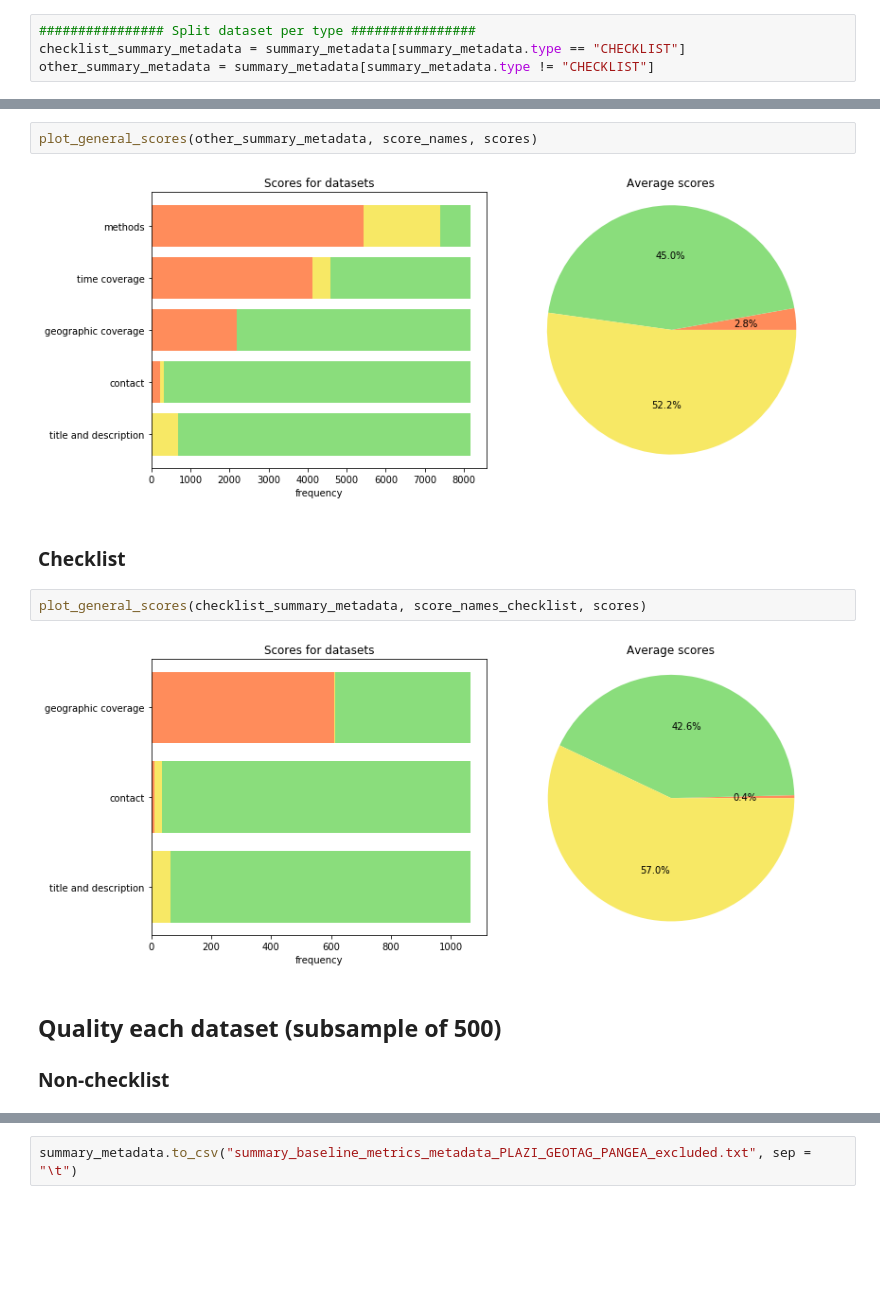
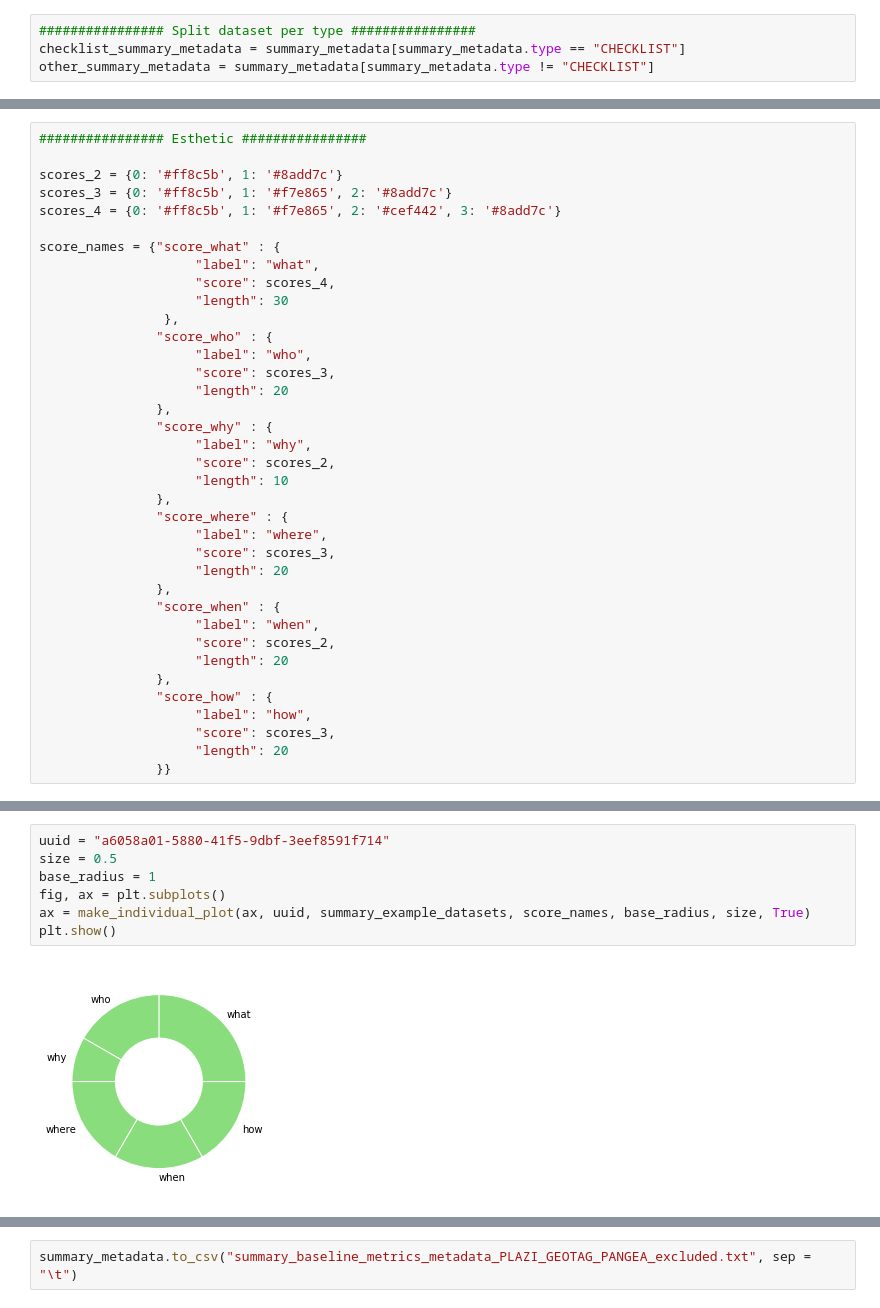
Before and after one commit to gbif/data-products, a Jupyter notebook: metadata/baseline_metrics_metadata_all_dataset_NO_plazi_geotag_pangea.ipynb, the cells around one changed output, grey strips where cells are left out. Saved outputs shown, nothing was run; the diff lists cells and outputs as text; blank space fills up the shorter version.

```diff
--- a/metadata/baseline_metrics_metadata_all_dataset_NO_plazi_geotag_pangea.ipynb
+++ b/metadata/baseline_metrics_metadata_all_dataset_NO_plazi_geotag_pangea.ipynb
@@ -39,3 +25,40 @@ scores = {0: '#ff8c5b', 1: '#f7e865', 2: '#8add7c'}
+# %%
+################ Esthetic ################
+
+scores_2 = {0: '#ff8c5b', 1: '#8add7c'}
+scores_3 = {0: '#ff8c5b', 1: '#f7e865', 2: '#8add7c'}
+scores_4 = {0: '#ff8c5b', 1: '#f7e865', 2: '#cef442', 3: '#8add7c'}
+
+score_names = {"score_what" : {
+                    "label": "what",
+                    "score": scores_4,
+                    "length": 30
+                },
+               "score_who" : {
+                    "label": "who",
+                    "score": scores_3,
+                    "length": 20
+               },
+               "score_why" : {
+                    "label": "why",
+                    "score": scores_2,
+                    "length": 10
+               },
+               "score_where" : {
+                    "label": "where",
+                    "score": scores_3,
+                    "length": 20
+               },
+               "score_when" : {
+                    "label": "when",
+                    "score": scores_2,
+                    "length": 20
+               },
+               "score_how" : {
+                    "label": "how",
+                    "score": scores_3,
+                    "length": 20
+               }}
 # %% [markdown]
 # Quality statistics
 
@@ -98,14 +82,9 @@ The example datasets are the following:
-# %%
-plot_general_scores(other_summary_metadata, score_names, scores)
-# %% [output]
-[figure, removed]
-# %% [markdown]
-### Checklist
-# %%
-plot_general_scores(checklist_summary_metadata, score_names_checklist, scores)
-# %% [output]
-[figure, removed]
-# %% [markdown]
-## Quality each dataset (subsample of 500)
-
-### Non-checklist
+# %%
+uuid = "a6058a01-5880-41f5-9dbf-3eef8591f714"
+size = 0.5
+base_radius = 1
+fig, ax = plt.subplots()
+ax = make_individual_plot(ax, uuid, summary_example_datasets, score_names, base_radius, size, True)
+plt.show()
+# %% [output]
+[figure, added]
```
Also changed, not shown: parts of 14 cells of this notebook, 1 other file.
